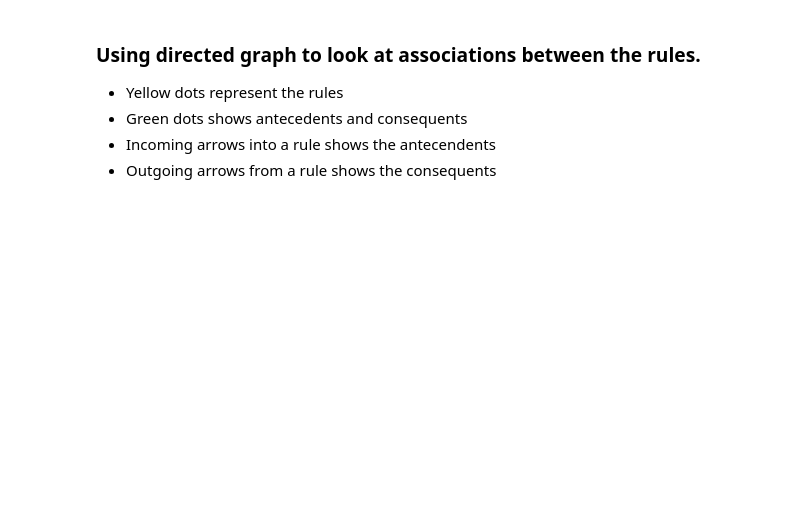
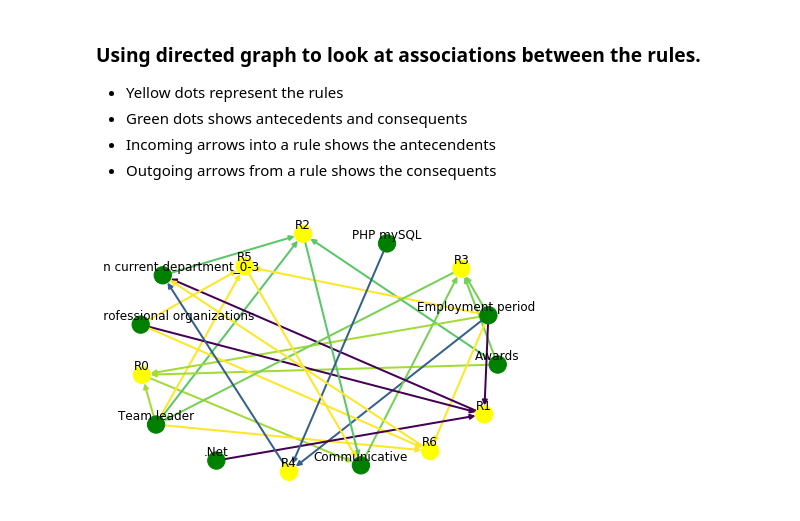
Before and after one commit to BITS-ASSIGNMENT-GROUP-186/association-rule-mining, a Jupyter notebook: Association_Rule_Mining.ipynb, the cells around one changed output. Drawn from its saved outputs; the diff is of its cells as text; code cells hidden in the pictures; blank space fills up the shorter version.

```diff
--- a/Association_Rule_Mining.ipynb
+++ b/Association_Rule_Mining.ipynb
@@ -149,14 +366,14 @@ plt.show()
 - Incoming arrows into a rule shows the antecendents
 - Outgoing arrows from a rule shows the consequents
 # %%
-rules_to_show = 8
+rules_to_show = 7
 
 G1 = nx.DiGraph()
 
 color_map=[]
 N = 50
 colors = np.random.rand(N)
-strs=['R0', 'R1', 'R2', 'R3', 'R4', 'R5', 'R6', 'R7']
+strs=['R0', 'R1', 'R2', 'R3', 'R4', 'R5', 'R6']
 
 
 for i in range (rules_to_show):
@@ -165,30 +382,32 @@ for i in range (rules_to_show):
     for a in rules.iloc[i]['antecedents']:
         G1.add_nodes_from([a])
         G1.add_edge(a, "R"+str(i), color=colors[i] , weight = 2)
 
     for c in rules.iloc[i]['consequents']:
         G1.add_nodes_from([c])
         G1.add_edge("R"+str(i), c, color=colors[i],  weight=2)
 
 for node in G1:
    found_a_string = False
    for item in strs:
        if node==item:
             found_a_string = True
    if found_a_string:
         color_map.append('yellow')
    else:
         color_map.append('green')
 
 
 edges = G1.edges()
 colors = [G1[u][v]['color'] for u,v in edges]
 weights = [G1[u][v]['weight'] for u,v in edges]
 
 pos = nx.spring_layout(G1, k=30, scale=1)
 nx.draw(G1, pos, edges=edges, node_color = color_map, edge_color=colors, width=weights, font_size=16, with_labels=False)
 
 for p in pos:  # raise text positions
     pos[p][1] += 0.07
 nx.draw_networkx_labels(G1, pos)
 plt.show()
+# %% [output]
+[figure, added]
```
Also changed, not shown: parts of 31 cells of this notebook, 4 other files.
